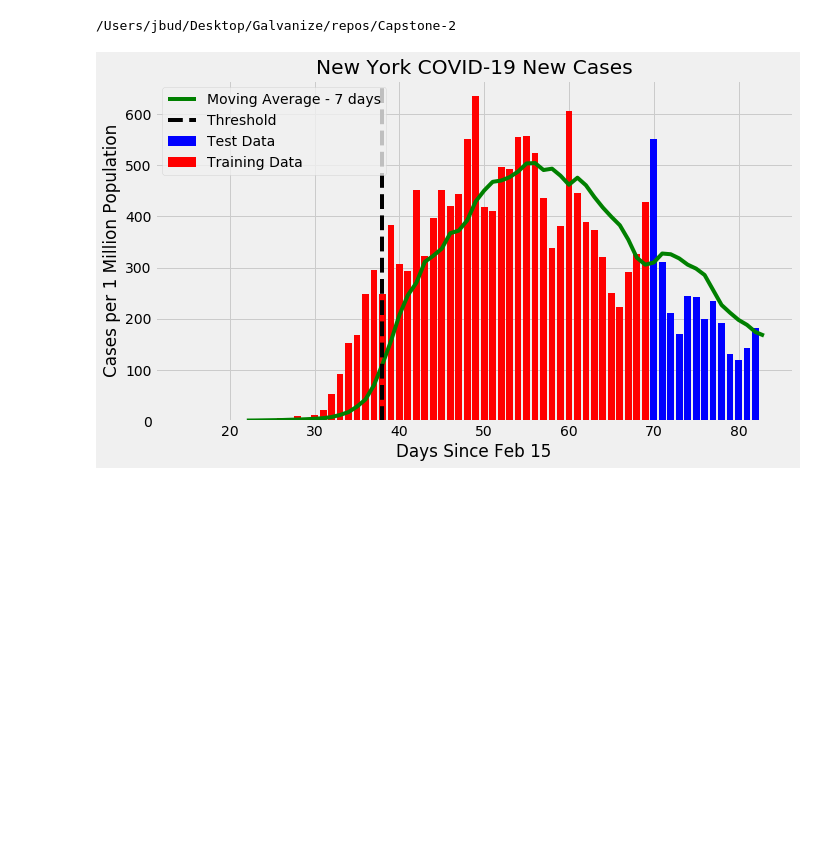
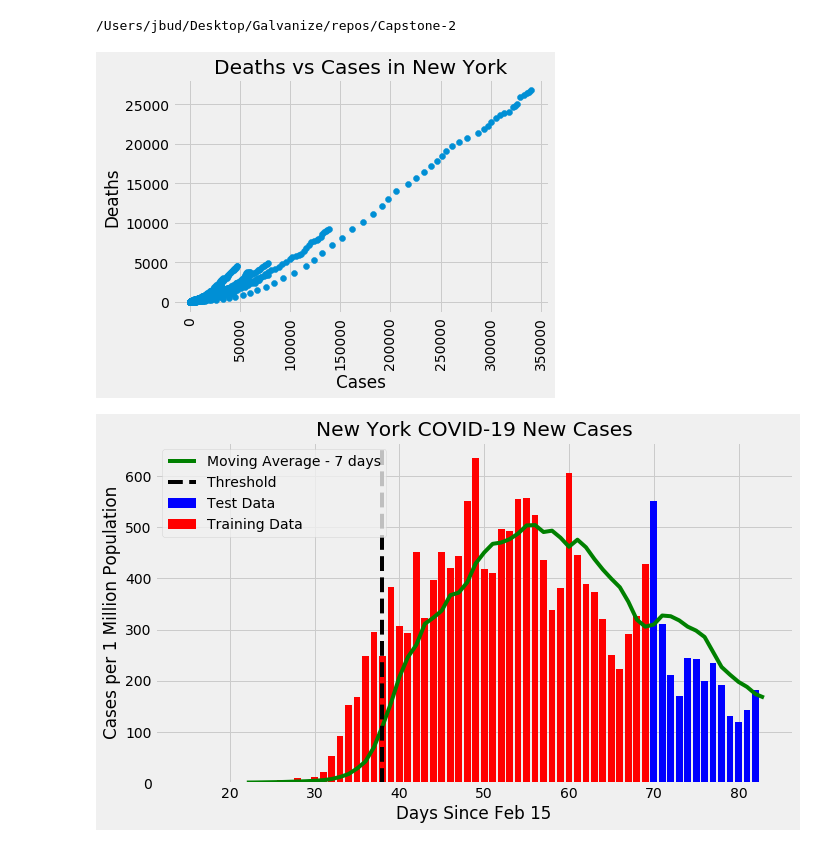
Before and after one commit to Jbudnick/Covid-19-Forecasting, a Jupyter notebook: notebooks/EDA.ipynb, the cells around one changed output. Cells and saved outputs as stored; diff of their text form; code cells hidden in the pictures; blank space fills up the shorter version.

Commit message:
Model mostly finished, need to get predicted matrix filled out

```diff
--- a/notebooks/EDA.ipynb
+++ b/notebooks/EDA.ipynb
@@ -320 +358,13 @@ if __name__ == '__main__':
+# %%
+covid_raw_df = pd.read_csv('data/covid-19-data/us-states.csv')
+covid_raw_df[covid_raw_df['state'] == 'New York']
+plt.scatter(covid_raw_df['cases'], covid_raw_df['deaths'])
+plt.title('Deaths vs Cases in New York')
+plt.xlabel('Cases')
+plt.ylabel('Deaths')
+plt.xticks(rotation = 90)
+# Mostly linear trend between cases and deaths
+plt.savefig('images/DeathVsCases')
+# %% [output]
+[figure, added]
 # %%
```
Also changed, not shown: parts of 113 cells of this notebook, 4 other files.
